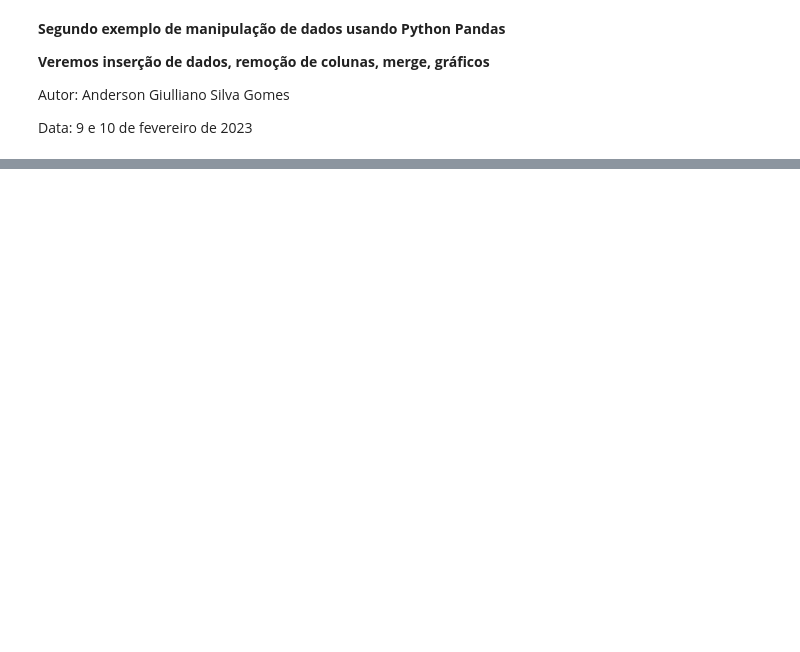
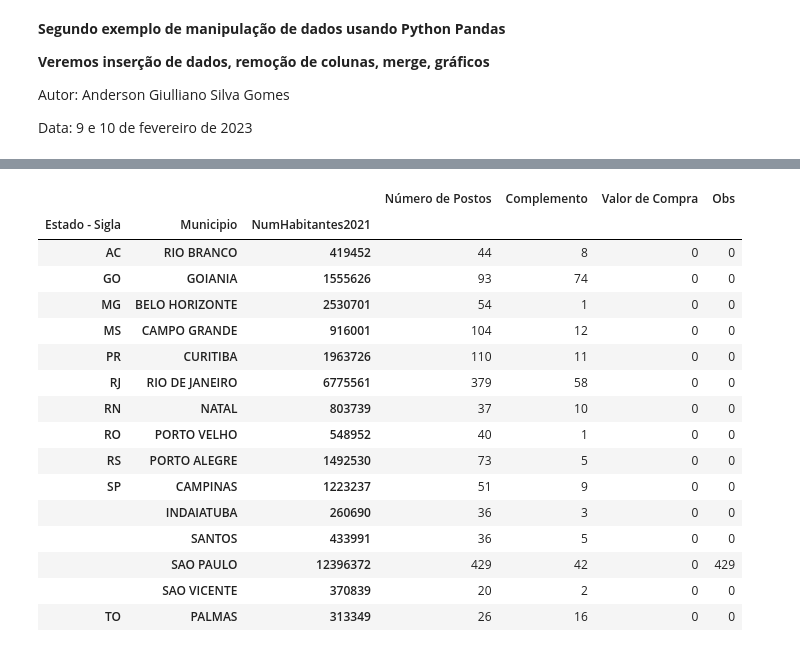
Before and after one commit to andersongiulliano/curso_extensao_pandas, a Jupyter notebook: Segundo_exemplo_de_manipulação_de_dados_usando_Python_Pandas.ipynb, the cells around one changed output, grey strips where cells are left out. Saved outputs shown, nothing was run; the diff lists cells and outputs as text; code cells hidden in the pictures; blank space fills up the shorter version.

```diff
--- a/Segundo_exemplo_de_manipulação_de_dados_usando_Python_Pandas.ipynb
+++ b/Segundo_exemplo_de_manipulação_de_dados_usando_Python_Pandas.ipynb
@@ -96,0 +202,24 @@ See the caveats in the documentation: https://pandas.pydata.org/pandas-docs/stab
+# %%
+#Agrupar e contar quantos postos tem na cidade..
+postos_por_municipio_df = merge_df.groupby(by=['Estado - Sigla', 'Municipio', 'NumHabitantes2021']).count()
+postos_por_municipio_df.drop('CNPJ da Revenda', axis=1, inplace=True)
+postos_por_municipio_df.rename(columns={"Revenda": "Número de Postos"}, inplace=True)
+display(postos_por_municipio_df)
+# %% [output]
+|  |  |  | Número de Postos | Complemento | Valor de Compra | Obs |
+| Estado - Sigla | Municipio | NumHabitantes2021 |  |  |  |  |
+| AC | RIO BRANCO | 419452 | 44 | 8 | 0 | 0 |
+| GO | GOIANIA | 1555626 | 93 | 74 | 0 | 0 |
+| MG | BELO HORIZONTE | 2530701 | 54 | 1 | 0 | 0 |
+| MS | CAMPO GRANDE | 916001 | 104 | 12 | 0 | 0 |
+| PR | CURITIBA | 1963726 | 110 | 11 | 0 | 0 |
+| RJ | RIO DE JANEIRO | 6775561 | 379 | 58 | 0 | 0 |
+| RN | NATAL | 803739 | 37 | 10 | 0 | 0 |
+| RO | PORTO VELHO | 548952 | 40 | 1 | 0 | 0 |
+| RS | PORTO ALEGRE | 1492530 | 73 | 5 | 0 | 0 |
+| SP | CAMPINAS | 1223237 | 51 | 9 | 0 | 0 |
+|  | INDAIATUBA | 260690 | 36 | 3 | 0 | 0 |
+|  | SANTOS | 433991 | 36 | 5 | 0 | 0 |
+|  | SAO PAULO | 12396372 | 429 | 42 | 0 | 429 |
+|  | SAO VICENTE | 370839 | 20 | 2 | 0 | 0 |
+| TO | PALMAS | 313349 | 26 | 16 | 0 | 0 |
```
Also changed, not shown: parts of 14 cells of this notebook.
